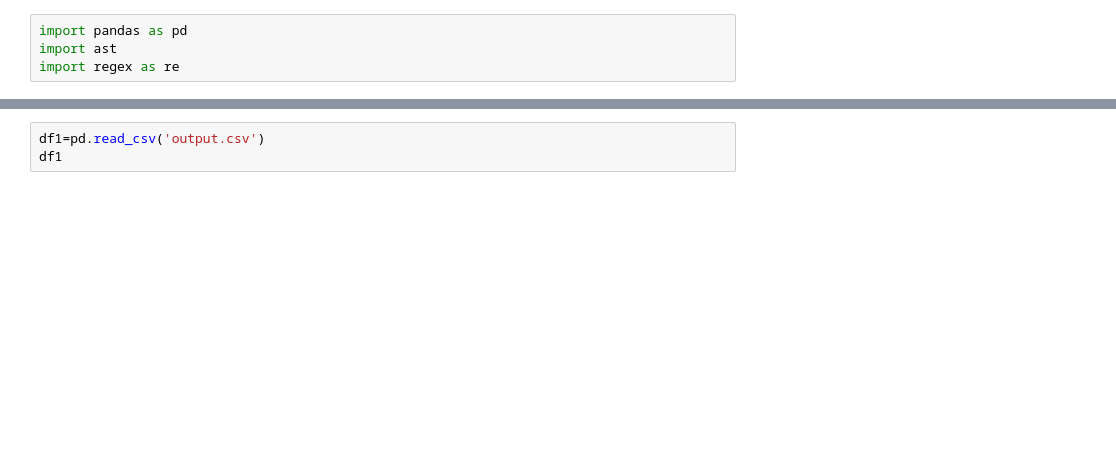
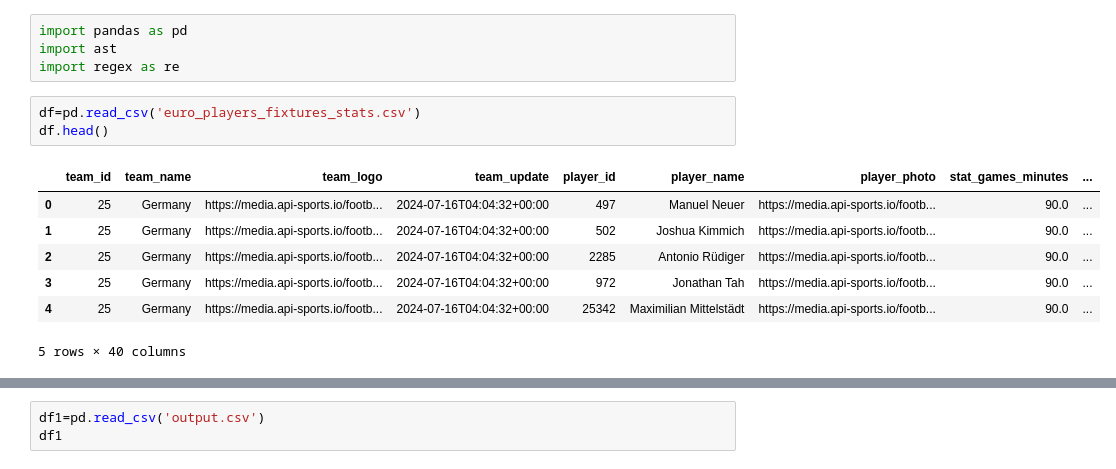
Before and after one commit to ktvgs/Euro_2024, a Jupyter notebook: sample.ipynb, the cells around one changed output, grey strips where cells are left out. Saved outputs shown, nothing was run; the diff lists cells and outputs as text; blank space fills up the shorter version.

```diff
--- a/sample.ipynb
+++ b/sample.ipynb
@@ -2,3 +2,14 @@
 import pandas as pd
 import ast
 import regex as re
+# %%
+df=pd.read_csv('euro_players_fixtures_stats.csv')
+df.head()
+# %% [output]
+|  | team_id | team_name | team_logo | team_update | player_id | player_name | player_photo | stat_games_minutes | ... |
+| 0 | 25 | Germany | https://media.api-sports.io/footb... | 2024-07-16T04:04:32+00:00 | 497 | Manuel Neuer | https://media.api-sports.io/footb... | 90.0 | ... |
+| 1 | 25 | Germany | https://media.api-sports.io/footb... | 2024-07-16T04:04:32+00:00 | 502 | Joshua Kimmich | https://media.api-sports.io/footb... | 90.0 | ... |
+| 2 | 25 | Germany | https://media.api-sports.io/footb... | 2024-07-16T04:04:32+00:00 | 2285 | Antonio Rüdiger | https://media.api-sports.io/footb... | 90.0 | ... |
+| 3 | 25 | Germany | https://media.api-sports.io/footb... | 2024-07-16T04:04:32+00:00 | 972 | Jonathan Tah | https://media.api-sports.io/footb... | 90.0 | ... |
+| 4 | 25 | Germany | https://media.api-sports.io/footb... | 2024-07-16T04:04:32+00:00 | 25342 | Maximilian Mittelstädt | https://media.api-sports.io/footb... | 90.0 | ... |
+5 rows × 40 columns
```
Also changed, not shown: parts of 1 cell of this notebook, 33 other files.
